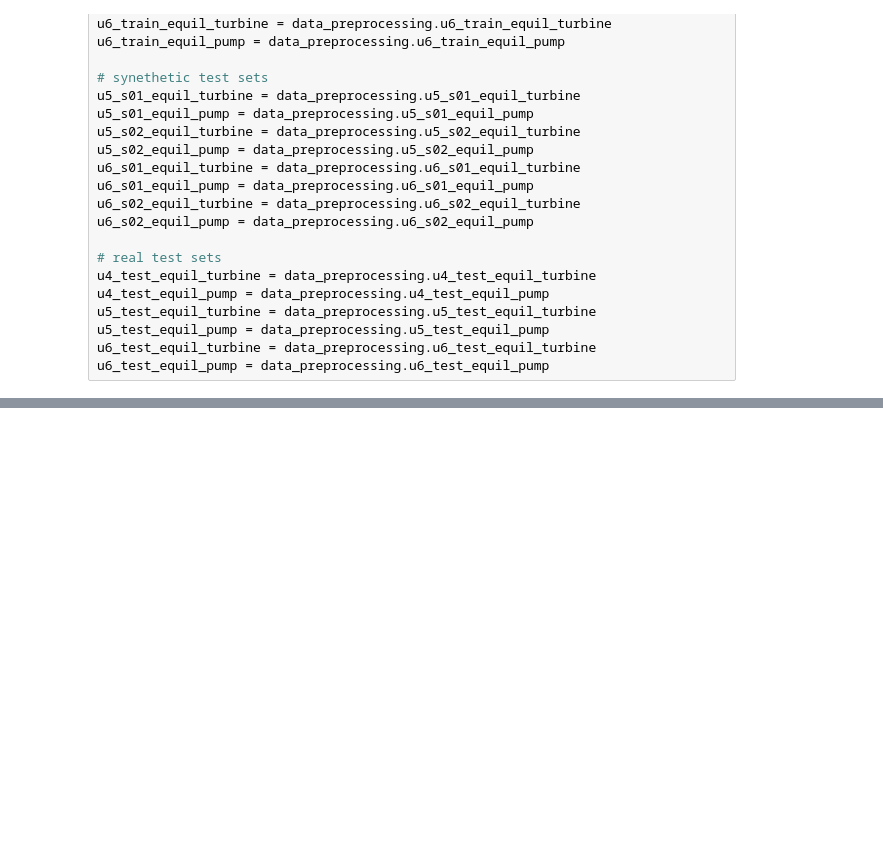
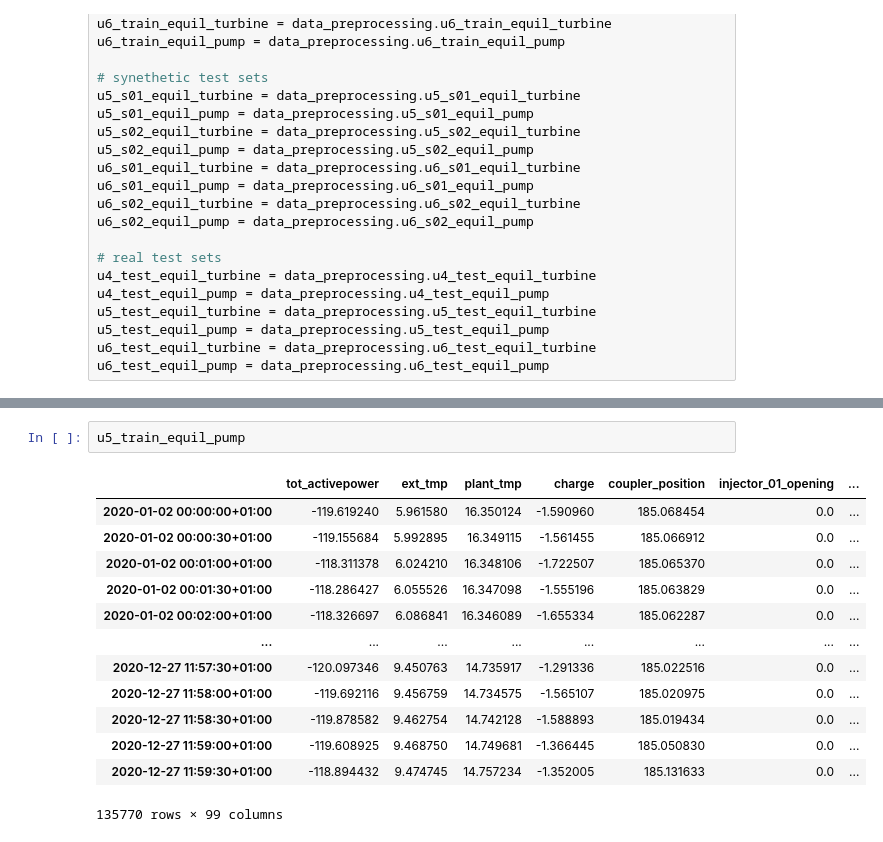
Before and after one commit to j0shcd/ml4pm-project, a Jupyter notebook: josh_models.ipynb, the cells around one changed output, grey strips where cells are left out. Saved outputs shown, nothing was run; the diff lists cells and outputs as text; blank space fills up the shorter version.

```diff
--- a/josh_models.ipynb
+++ b/josh_models.ipynb
@@ -49,0 +45,16 @@ u4_train_equil_pump
+# %%
+u5_train_equil_pump
+# %% [output]
+|  | tot_activepower | ext_tmp | plant_tmp | charge | coupler_position | injector_01_opening | ... |
+| 2020-01-02 00:00:00+01:00 | -119.619240 | 5.961580 | 16.350124 | -1.590960 | 185.068454 | 0.0 | ... |
+| 2020-01-02 00:00:30+01:00 | -119.155684 | 5.992895 | 16.349115 | -1.561455 | 185.066912 | 0.0 | ... |
+| 2020-01-02 00:01:00+01:00 | -118.311378 | 6.024210 | 16.348106 | -1.722507 | 185.065370 | 0.0 | ... |
+| 2020-01-02 00:01:30+01:00 | -118.286427 | 6.055526 | 16.347098 | -1.555196 | 185.063829 | 0.0 | ... |
+| 2020-01-02 00:02:00+01:00 | -118.326697 | 6.086841 | 16.346089 | -1.655334 | 185.062287 | 0.0 | ... |
+| ... | ... | ... | ... | ... | ... | ... | ... |
+| 2020-12-27 11:57:30+01:00 | -120.097346 | 9.450763 | 14.735917 | -1.291336 | 185.022516 | 0.0 | ... |
+| 2020-12-27 11:58:00+01:00 | -119.692116 | 9.456759 | 14.734575 | -1.565107 | 185.020975 | 0.0 | ... |
+| 2020-12-27 11:58:30+01:00 | -119.878582 | 9.462754 | 14.742128 | -1.588893 | 185.019434 | 0.0 | ... |
+| 2020-12-27 11:59:00+01:00 | -119.608925 | 9.468750 | 14.749681 | -1.366445 | 185.050830 | 0.0 | ... |
+| 2020-12-27 11:59:30+01:00 | -118.894432 | 9.474745 | 14.757234 | -1.352005 | 185.131633 | 0.0 | ... |
+135770 rows × 99 columns
```
Also changed, not shown: parts of 10 cells of this notebook, 1 other file.
